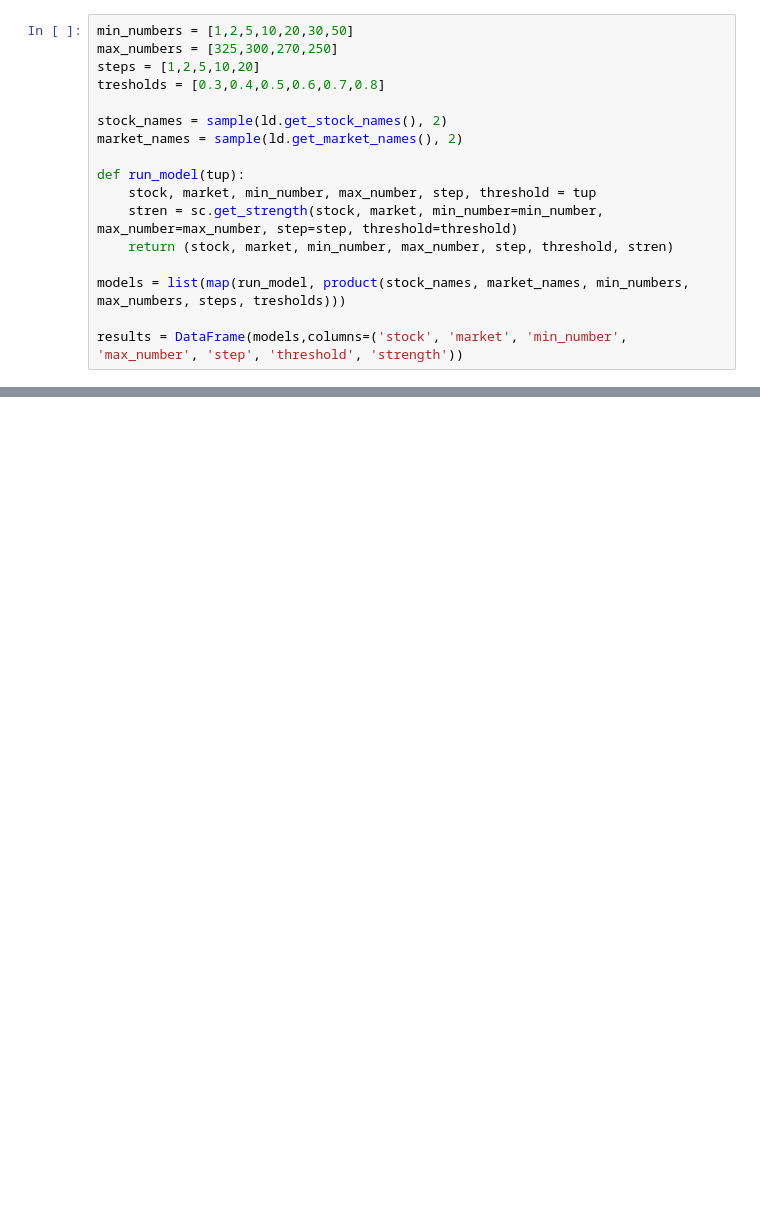
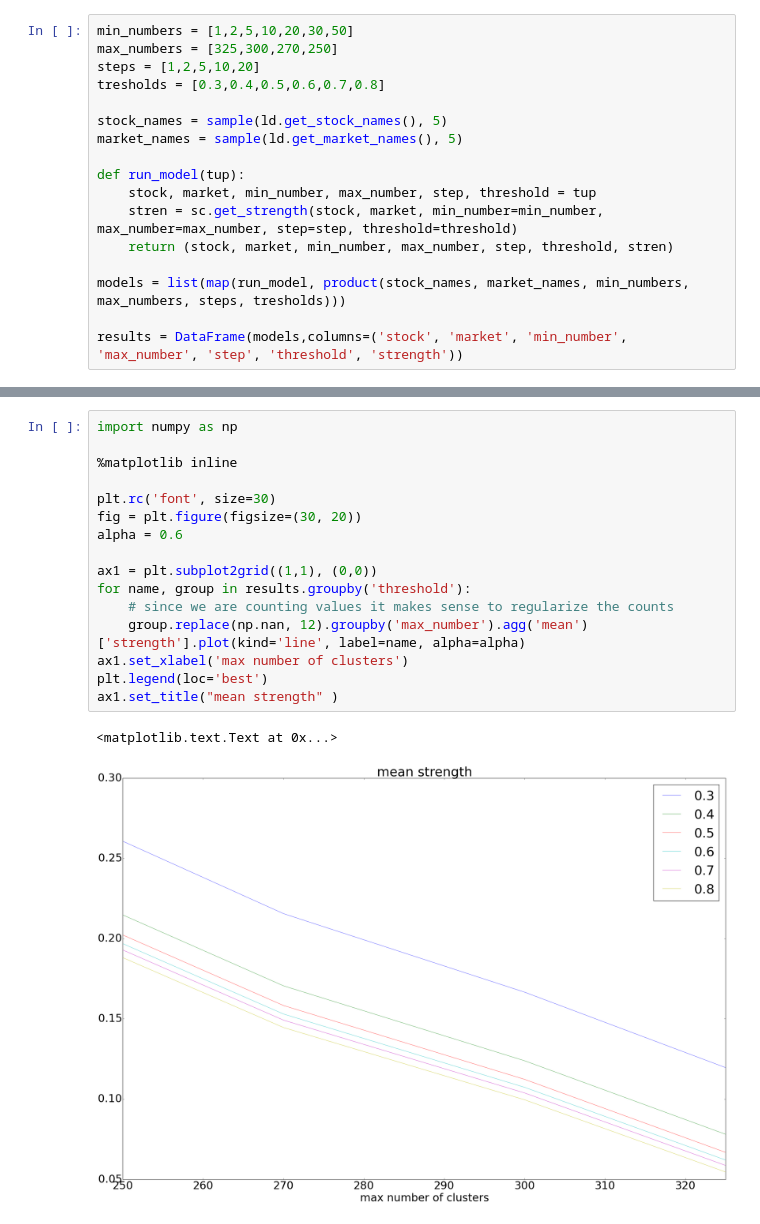
Before and after one commit to eytans/Stockifier, a Jupyter notebook: Relationship Strength.ipynb, the cells around one changed output, grey strips where cells are left out. Cells and saved outputs as stored; diff of their text form; blank space fills up the shorter version.

```diff
--- a/Relationship Strength.ipynb
+++ b/Relationship Strength.ipynb
@@ -19,8 +18,8 @@ max_numbers = [325,300,270,250]
 steps = [1,2,5,10,20]
 tresholds = [0.3,0.4,0.5,0.6,0.7,0.8]
 
-stock_names = sample(ld.get_stock_names(), 2)
-market_names = sample(ld.get_market_names(), 2)
+stock_names = sample(ld.get_stock_names(), 5)
+market_names = sample(ld.get_market_names(), 5)
 
 def run_model(tup):
     stock, market, min_number, max_number, step, threshold = tup
@@ -34,0 +56,19 @@ results.describe()
+# %%
+import numpy as np
+
+%matplotlib inline
+
+plt.rc('font', size=30)
+fig = plt.figure(figsize=(30, 20))
+alpha = 0.6
+
+ax1 = plt.subplot2grid((1,1), (0,0))
+for name, group in results.groupby('threshold'):
+    # since we are counting values it makes sense to regularize the counts
+    group.replace(np.nan, 12).groupby('max_number').agg('mean')['strength'].plot(kind='line', label=name, alpha=alpha)
+ax1.set_xlabel('max number of clusters')
+plt.legend(loc='best')
+ax1.set_title("mean strength" )
+# %% [output]
+<matplotlib.text.Text at 0x...>
+[figure, added]
```
Also changed, not shown: parts of 4 cells of this notebook, 6 other files.
